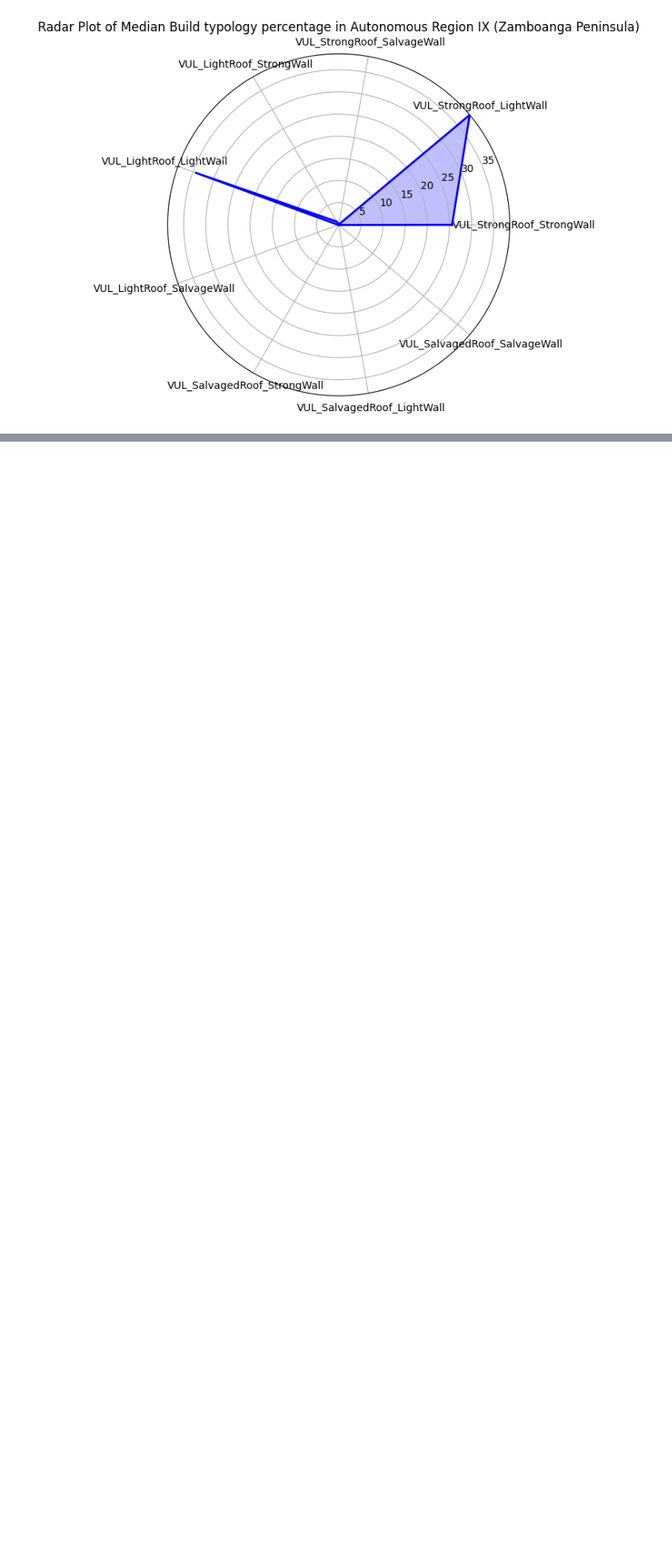
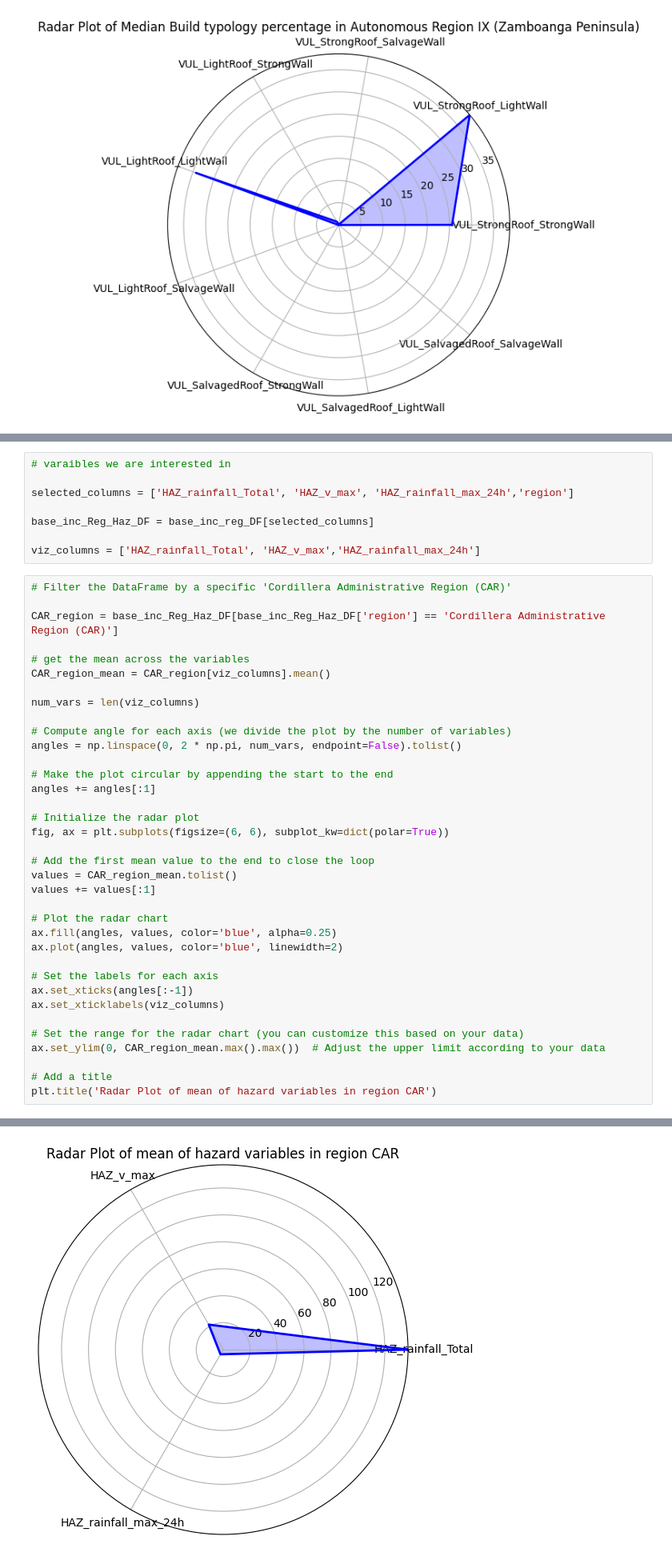
Before and after one commit to BMasinde/causal-fairness-Philippines-drrm, a Jupyter notebook: data expo notebooks/vulnerability_data_expo.ipynb, the cells around one changed output, grey strips where cells are left out. Shown at 80% size. Cells and saved outputs as stored; diff of their text form; blank space fills up the shorter version.

Commit message:
radar plots hazard vars
Radar plots of hazards vars outlliers count per region

```diff
--- a/data expo notebooks/vulnerability_data_expo.ipynb
+++ b/data expo notebooks/vulnerability_data_expo.ipynb
@@ -632,0 +639,45 @@ Text(0.5, 1.0, 'Radar Plot of Median Build typology percentage in Region XIII (C
+# %%
+# varaibles we are interested in
+
+selected_columns = ['HAZ_rainfall_Total', 'HAZ_v_max', 'HAZ_rainfall_max_24h','region']
+
+base_inc_Reg_Haz_DF = base_inc_reg_DF[selected_columns]
+
+viz_columns = ['HAZ_rainfall_Total', 'HAZ_v_max','HAZ_rainfall_max_24h']
+# %%
+# Filter the DataFrame by a specific 'Cordillera Administrative Region (CAR)'
+
+CAR_region = base_inc_Reg_Haz_DF[base_inc_Reg_Haz_DF['region'] == 'Cordillera Administrative Region (CAR)']
+
+# get the mean across the variables
+CAR_region_mean = CAR_region[viz_columns].mean()
+
+num_vars = len(viz_columns)
+
+# Compute angle for each axis (we divide the plot by the number of variables)
+angles = np.linspace(0, 2 * np.pi, num_vars, endpoint=False).tolist()
+
+# Make the plot circular by appending the start to the end
+angles += angles[:1]
+
+# Initialize the radar plot
+fig, ax = plt.subplots(figsize=(6, 6), subplot_kw=dict(polar=True))
+
+# Add the first mean value to the end to close the loop
+values = CAR_region_mean.tolist()
+values += values[:1]
+
+# Plot the radar chart
+ax.fill(angles, values, color='blue', alpha=0.25)
+ax.plot(angles, values, color='blue', linewidth=2)
+
+# Set the labels for each axis
+ax.set_xticks(angles[:-1])
+ax.set_xticklabels(viz_columns)
+
+# Set the range for the radar chart (you can customize this based on your data)
+ax.set_ylim(0, CAR_region_mean.max().max())  # Adjust the upper limit according to your data
+
+# Add a title
+plt.title('Radar Plot of mean of hazard variables in region CAR')
+# %% [output]
@@ -632,0 +685 @@ Text(0.5, 1.0, 'Radar Plot of Median Build typology percentage in Region XIII (C
+[figure, added]
```
Also changed, not shown: parts of 33 cells of this notebook.
